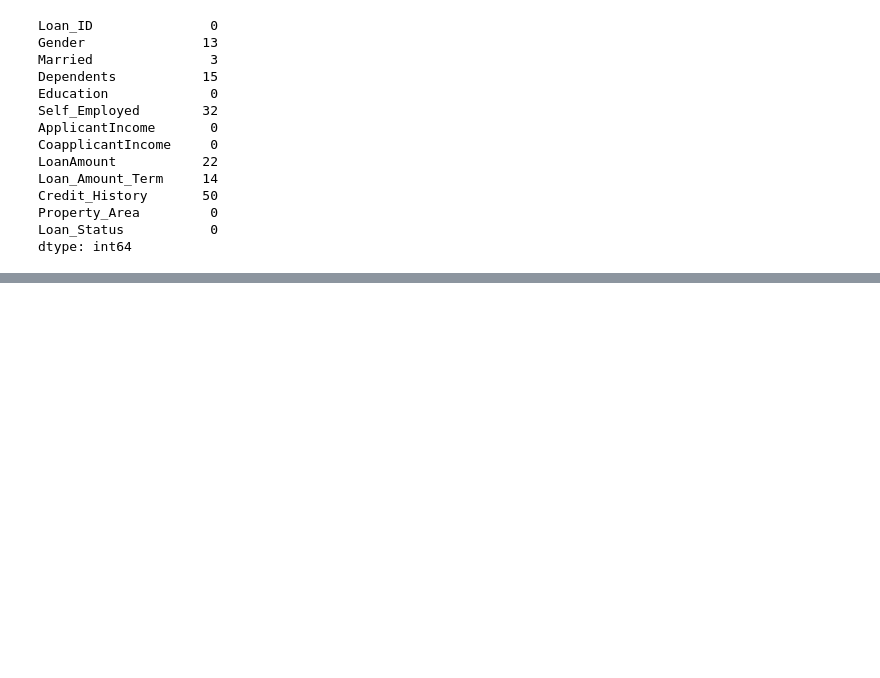
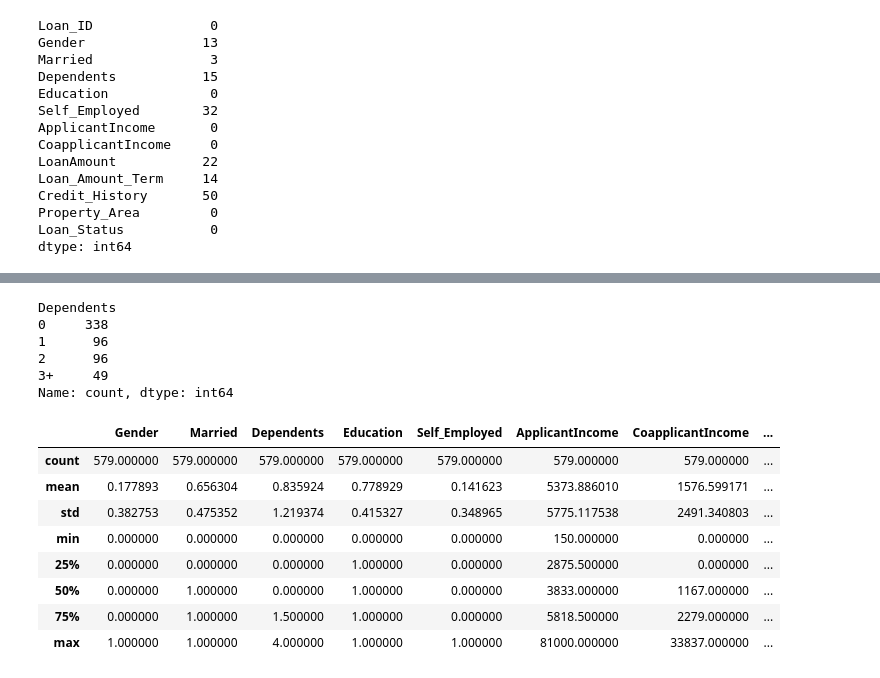
Before and after one commit to Kishan-hyalij/Loan_Prediction, a Jupyter notebook: jupyter-LP.ipynb, the cells around one changed output, grey strips where cells are left out. Drawn from its saved outputs; the diff is of its cells as text; code cells hidden in the pictures; blank space fills up the shorter version.

```diff
--- a/jupyter-LP.ipynb
+++ b/jupyter-LP.ipynb
@@ -112,0 +146,32 @@ TypeError: 'NoneType' object is not subscriptable
+# %%
+Loan_Data['Dependents'].value_counts()
+# %% [output]
+Dependents
+0     338
+1      96
+2      96
+3+     49
+Name: count, dtype: int64
+# %%
+Loan_Data.replace({'Gender':{'Male':0,'Female':1},
+                   'Married':{'No':0,'Yes':1},
+                   'Dependents':{'0':0,'1':1,'2':2,'3+':4},
+                   'Self_Employed':{'No':0,'Yes':1},
+                   'Education':{'Not Graduate':0,'Graduate':1},
+                   'Property_Area':{'Urban':0,'Rural':1,'Semiurban':2},
+                   'Loan_Status':{'N':0,'Y':1}
+                   },inplace=True)
+# %%
+Loan_Data['LoanAmount']=Loan_Data['LoanAmount'].astype('float64')
+# %%
+Loan_Data.describe()
+# %% [output]
+|  | Gender | Married | Dependents | Education | Self_Employed | ApplicantIncome | CoapplicantIncome | ... |
+| count | 579.000000 | 579.000000 | 579.000000 | 579.000000 | 579.000000 | 579.000000 | 579.000000 | ... |
+| mean | 0.177893 | 0.656304 | 0.835924 | 0.778929 | 0.141623 | 5373.886010 | 1576.599171 | ... |
+| std | 0.382753 | 0.475352 | 1.219374 | 0.415327 | 0.348965 | 5775.117538 | 2491.340803 | ... |
+| min | 0.000000 | 0.000000 | 0.000000 | 0.000000 | 0.000000 | 150.000000 | 0.000000 | ... |
+| 25% | 0.000000 | 0.000000 | 0.000000 | 1.000000 | 0.000000 | 2875.500000 | 0.000000 | ... |
+| 50% | 0.000000 | 1.000000 | 0.000000 | 1.000000 | 0.000000 | 3833.000000 | 1167.000000 | ... |
+| 75% | 0.000000 | 1.000000 | 1.500000 | 1.000000 | 0.000000 | 5818.500000 | 2279.000000 | ... |
+| max | 1.000000 | 1.000000 | 4.000000 | 1.000000 | 1.000000 | 81000.000000 | 33837.000000 | ... |
```
Also changed, not shown: parts of 9 cells of this notebook.
